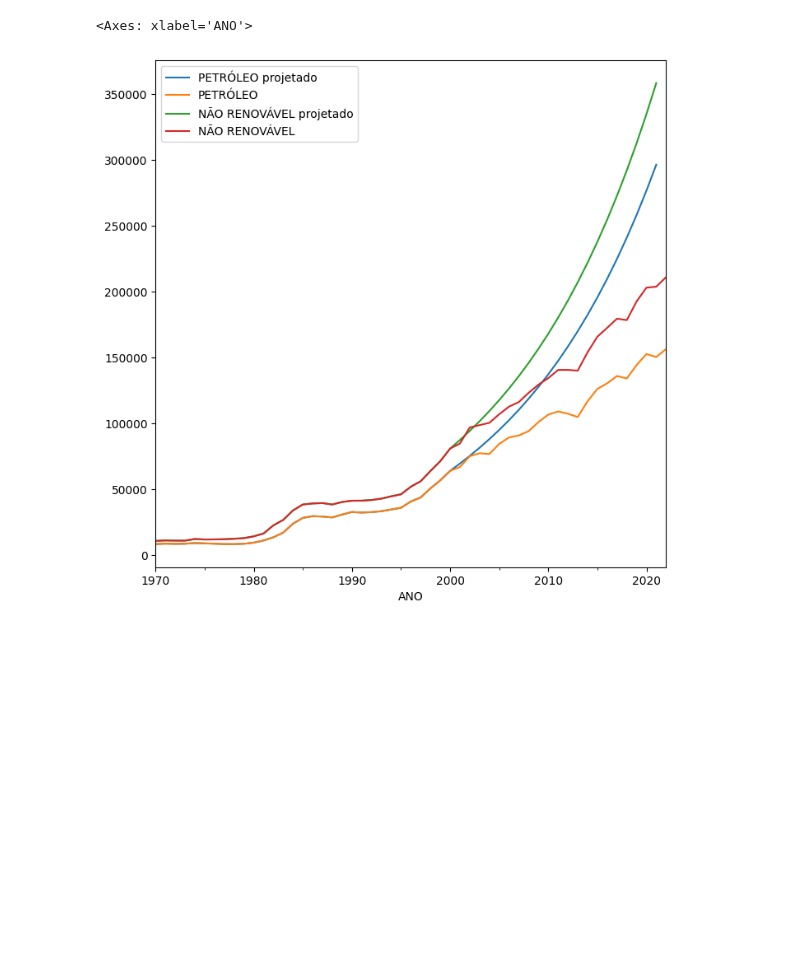
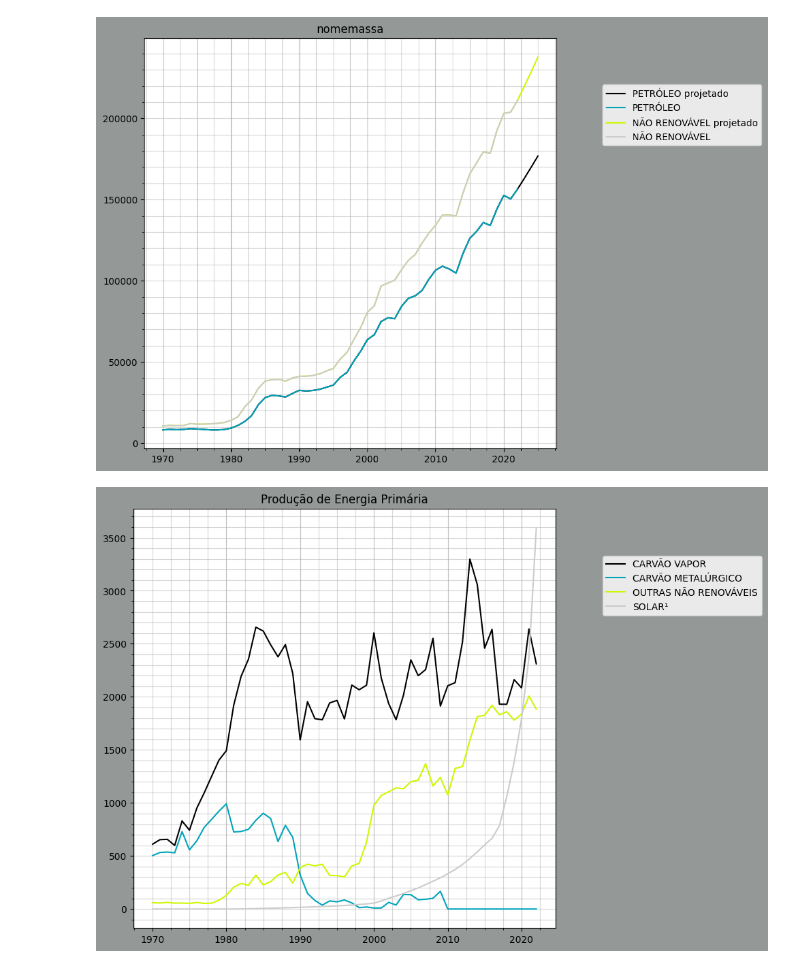
Before and after one commit to scrrpfv/projeto-ip, a Jupyter notebook: Analises/testes.ipynb, the cells around one changed output. Saved outputs shown, nothing was run; the diff lists cells and outputs as text; code cells hidden in the pictures; blank space fills up the shorter version.

```diff
--- a/Analises/testes.ipynb
+++ b/Analises/testes.ipynb
@@ -62,5 +28,9 @@ plt.show()
 # %%
-A = e.Projection.VAR(last_year_projected=2000, columns=[(0, 'PETRÓLEO'), (0, 'NÃO RENOVÁVEL')])
+A = e.Projection.VAR(last_year_projected=2026, columns=[(0, 'PETRÓLEO'), (0, 'NÃO RENOVÁVEL')])
+
+e.add_dataframe(df=A, name='nomemassa')
+e.Plotting.autoplot('nomemassa')
+e.Plotting.autoplot(0, n=4)
 # %% [output]
-<Axes: xlabel='ANO'>
-[figure, old version]
+[figure, new version]
+[figure, added]
```
Also changed, not shown: parts of 8 cells of this notebook, 1 other file.
